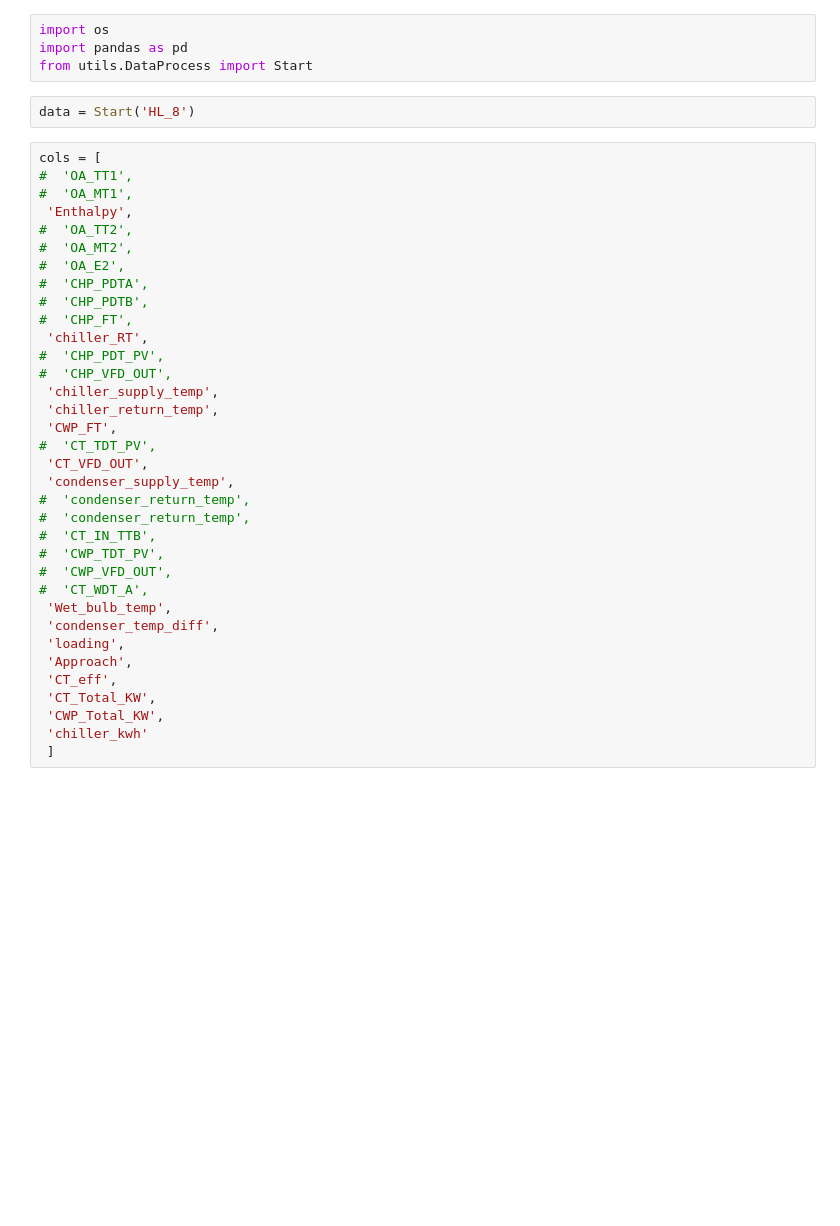
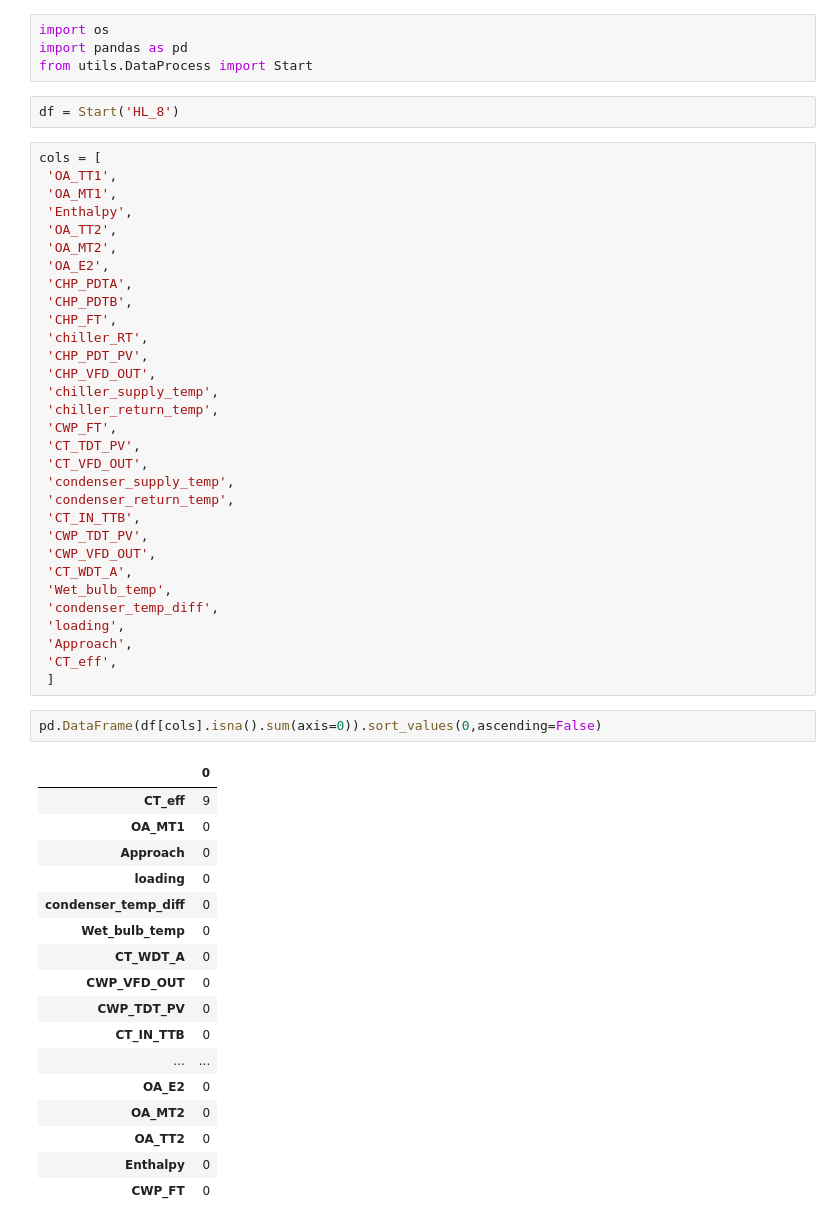
Before and after one commit to sungbohsun/HL_Chiller, a Jupyter notebook: HL_Chiller_8/lasso.ipynb, the cells around one changed output. Drawn from its saved outputs; the diff is of its cells as text; blank space fills up the shorter version.

```diff
--- a/HL_Chiller_8/lasso.ipynb
+++ b/HL_Chiller_8/lasso.ipynb
@@ -3,39 +3,55 @@ import os
 import pandas as pd
 from utils.DataProcess import Start
 # %%
-data = Start('HL_8')
+df = Start('HL_8')
 # %%
 cols = [
-#  'OA_TT1',
-#  'OA_MT1',
+ 'OA_TT1',
+ 'OA_MT1',
  'Enthalpy',
-#  'OA_TT2',
-#  'OA_MT2',
-#  'OA_E2',
-#  'CHP_PDTA',
-#  'CHP_PDTB',
-#  'CHP_FT',
+ 'OA_TT2',
+ 'OA_MT2',
+ 'OA_E2',
+ 'CHP_PDTA',
+ 'CHP_PDTB',
+ 'CHP_FT',
  'chiller_RT',
-#  'CHP_PDT_PV',
-#  'CHP_VFD_OUT',
+ 'CHP_PDT_PV',
+ 'CHP_VFD_OUT',
  'chiller_supply_temp',
  'chiller_return_temp',
  'CWP_FT',
-#  'CT_TDT_PV',
+ 'CT_TDT_PV',
  'CT_VFD_OUT',
  'condenser_supply_temp',
-#  'condenser_return_temp',
-#  'condenser_return_temp',
-#  'CT_IN_TTB',
-#  'CWP_TDT_PV',
-#  'CWP_VFD_OUT',
-#  'CT_WDT_A',
+ 'condenser_return_temp',
+ 'CT_IN_TTB',
+ 'CWP_TDT_PV',
+ 'CWP_VFD_OUT',
+ 'CT_WDT_A',
  'Wet_bulb_temp',
  'condenser_temp_diff',
  'loading',
  'Approach',
  'CT_eff',
- 'CT_Total_KW',
- 'CWP_Total_KW',
- 'chiller_kwh'
  ]
+# %%
+pd.DataFrame(df[cols].isna().sum(axis=0)).sort_values(0,ascending=False)
+# %% [output]
+|  | 0 |
+| CT_eff | 9 |
+| OA_MT1 | 0 |
+| Approach | 0 |
+| loading | 0 |
+| condenser_temp_diff | 0 |
+| Wet_bulb_temp | 0 |
+| CT_WDT_A | 0 |
+| CWP_VFD_OUT | 0 |
+| CWP_TDT_PV | 0 |
+| CT_IN_TTB | 0 |
+| ... | ... |
+| OA_E2 | 0 |
+| OA_MT2 | 0 |
+| OA_TT2 | 0 |
+| Enthalpy | 0 |
+| CWP_FT | 0 |
```
Also changed, not shown: parts of 25 cells of this notebook, 22 other files.
